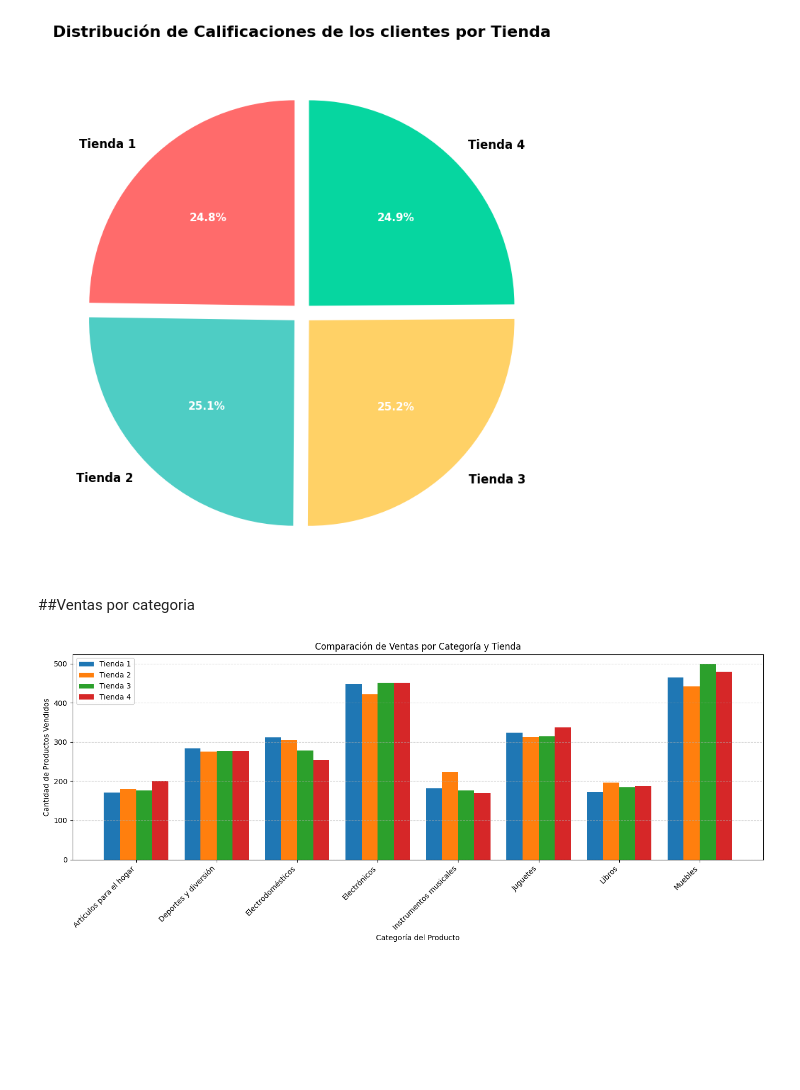
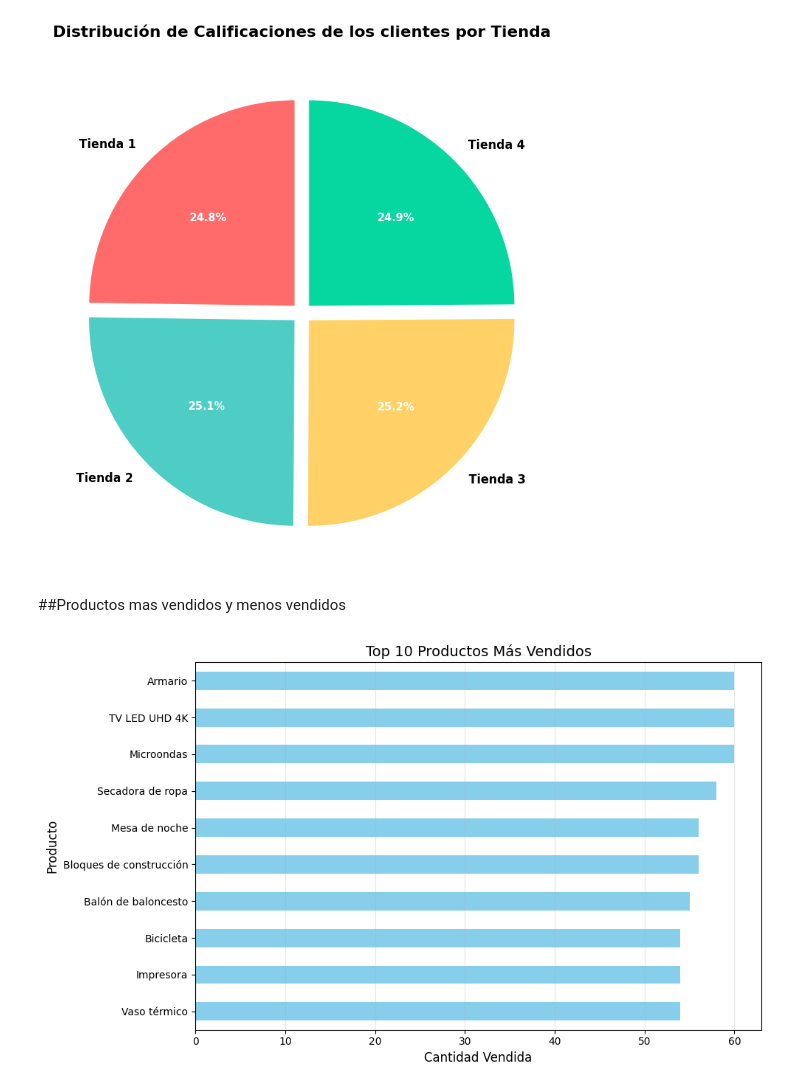
Before and after one commit to YANUMORE/Challenge-Alura-Store, a Jupyter notebook: alurastorelatam.ipynb, the cells around one changed output. Drawn from its saved outputs; the diff is of its cells as text; code cells hidden in the pictures; blank space fills up the shorter version.

```diff
--- a/alurastorelatam.ipynb
+++ b/alurastorelatam.ipynb
@@ -459,45 +499,21 @@ plt.tight_layout()
 plt.show()
 # %% [output]
 [figure]
-# %% [markdown]
-##Ventas por categoria
-# %%
-categorias = [
-    'Artículos para el hogar',
-    'Deportes y diversión',
-    'Electrodomésticos',
-    'Electrónicos',
-    'Instrumentos musicales',
-    'Juguetes',
-    'Libros',
-    'Muebles'
-]
-
-ventas_tienda1 = Ventas_por_categoria1.reindex(categorias, fill_value=0)
-ventas_tienda2 = Ventas_por_categoria2.reindex(categorias, fill_value=0)
-ventas_tienda3 = Ventas_por_categoria3.reindex(categorias, fill_value=0)
-ventas_tienda4 = Ventas_por_categoria4.reindex(categorias, fill_value=0)
-
-## import matplotlib.pyplot as plt
-import numpy as np
-
-x = np.arange(len(categorias))
-ancho = 0.2
-
-plt.figure(figsize=(14, 6))
-
-plt.bar(x - 1.5*ancho, ventas_tienda1, width=ancho, label='Tienda 1')
-plt.bar(x - 0.5*ancho, ventas_tienda2, width=ancho, label='Tienda 2')
-plt.bar(x + 0.5*ancho, ventas_tienda3, width=ancho, label='Tienda 3')
-plt.bar(x + 1.5*ancho, ventas_tienda4, width=ancho, label='Tienda 4')
-
-plt.xlabel('Categoría del Producto')
-plt.ylabel('Cantidad de Productos Vendidos')
-plt.title('Comparación de Ventas por Categoría y Tienda')
-plt.xticks(x, categorias, rotation=45, ha='right')
-plt.legend()
-plt.grid(axis='y', linestyle='--', alpha=0.6)
-plt.tight_layout()
-plt.show()
-# %% [output]
-[figure, removed]
+# %% [markdown]
+##Productos mas vendidos y menos vendidos
+# %%
+import matplotlib.pyplot as plt
+
+Productos_mas_vendidos1 = tienda.groupby('Producto')['Producto'].count().sort_values(ascending=False)
+
+plt.figure(figsize=(10, 6))
+Productos_mas_vendidos1.head(10).plot(kind='barh', color='skyblue')
+plt.title('Top 10 Productos Más Vendidos', fontsize=14)
+plt.xlabel('Cantidad Vendida', fontsize=12)
+plt.ylabel('Producto', fontsize=12)
+plt.gca().invert_yaxis()  # Para que el más vendido quede arriba
+plt.grid(axis='x', alpha=0.3)
+plt.tight_layout()
+plt.show()
+# %% [output]
+[figure, added]
```
Also changed, not shown: parts of 1 cell of this notebook.
